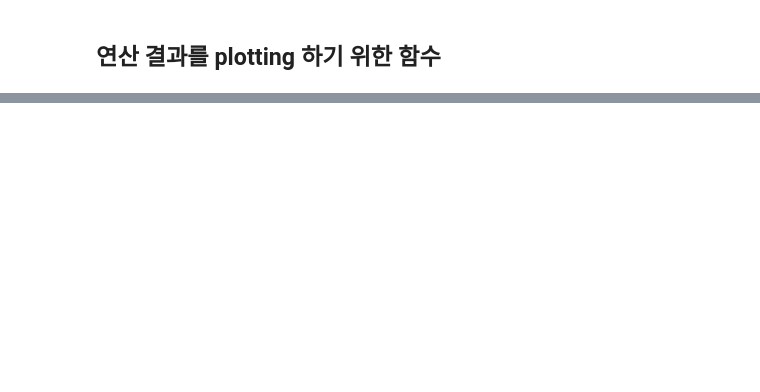
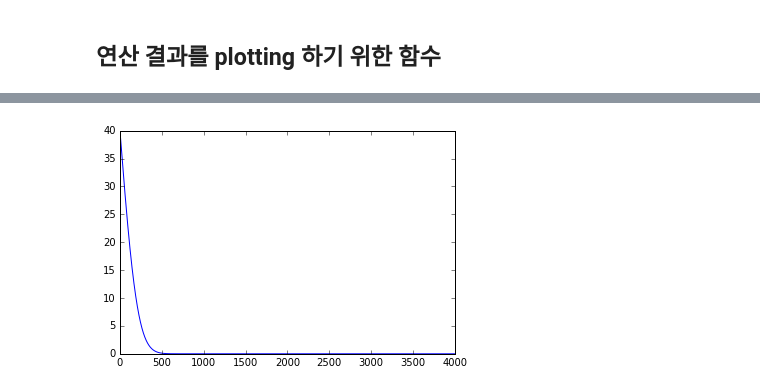
Before and after one commit to JinFree/PDE-for-CFD-in-Python, a Jupyter notebook: Parabolic.ipynb, the cells around one changed output, grey strips where cells are left out. Drawn from its saved outputs; the diff is of its cells as text; code cells hidden in the pictures; blank space fills up the shorter version.

```diff
--- a/Parabolic.ipynb
+++ b/Parabolic.ipynb
@@ -128,3 +169,36 @@ plt.plot(U_numpy_cpu)
+# %%
+import numba
+from numba import cuda
+
+@cuda.jit
+def FTCS_Numba_cuda(U, Unew, diffusion):
+    start = cuda.grid(1)
+    stride = cuda.gridsize(1)
+    for i in range(start, U.shape[0], stride):
+        if i > 0:
+            if i < U.shape[0]-1:
+                Unew[i] = diffusion * (U[i-1] + U[i+1]) + (1.0 - 2.0 * diffusion) * U[i]
+
+def Explicit_Solver_numba_gpu(U, Unew, diffusion, iteration, time):
+    U_device = cuda.to_device(U)
+    Unew_device = cuda.to_device(Unew)
+    for i in range(iteration + 1):
+        FTCS_Numba_cuda(U_device, Unew_device, diffusion)
+        cuda.synchronize()
+        U_device = Unew_device
+        time += dt
+    U = U_device.copy_to_host()
+    return U
+
+def Parabolic_Numba_GPU(U, Unew, diffusion, iteration, time):
+    U, Unew = initial_condition(U, Unew)
+    U, Unew = boundary_condition(U, Unew)
+    U = Explicit_Solver_numba_gpu(U, Unew, diffusion, iteration, time)
+    return U
+U_numba_gpu = Parabolic_Numba_GPU(U, Unew, d, iteration, time)
+plot(U_numba_gpu)
+# %% [output]
+[figure, added]
 # %%
 %timeit U_numpy_cpu = Parabolic_Numpy_CPU(U, Unew, d, iteration, time)
 # %% [output]
```
Also changed, not shown: parts of 13 cells of this notebook.
